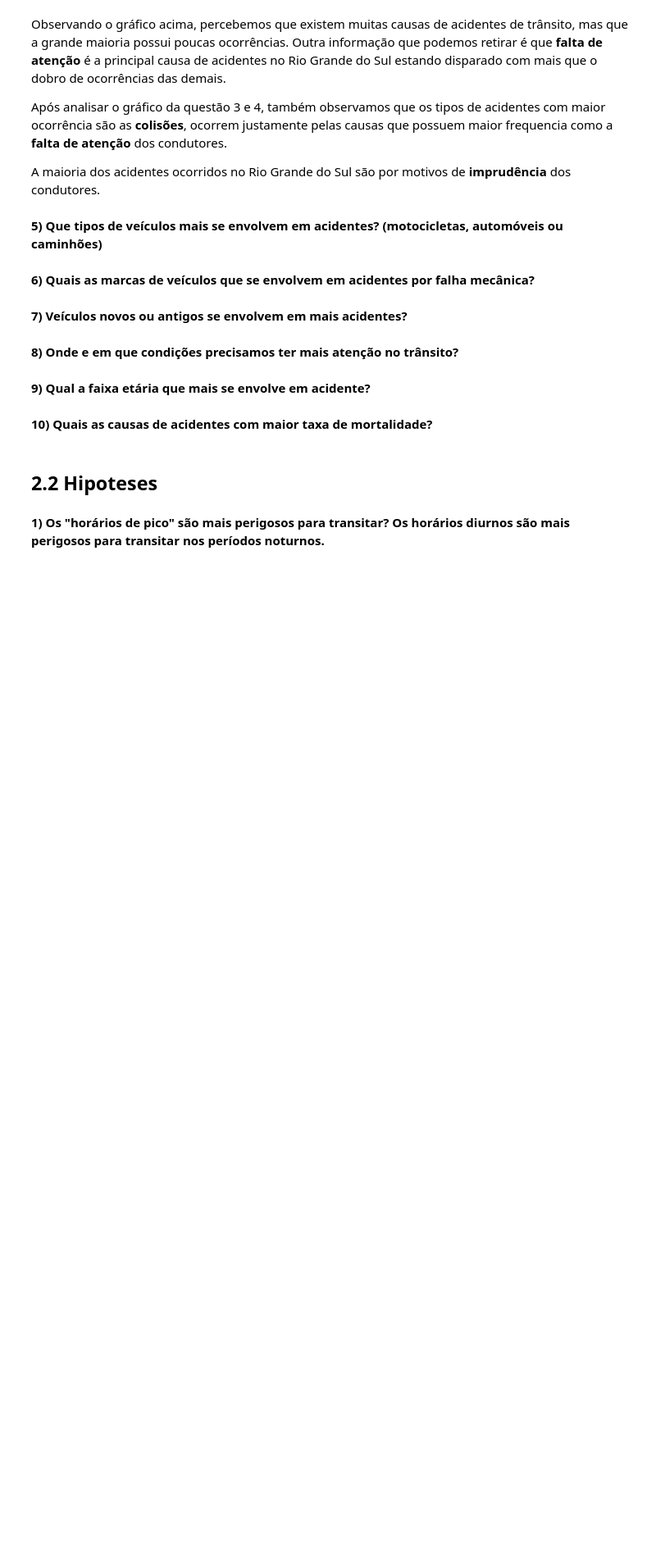
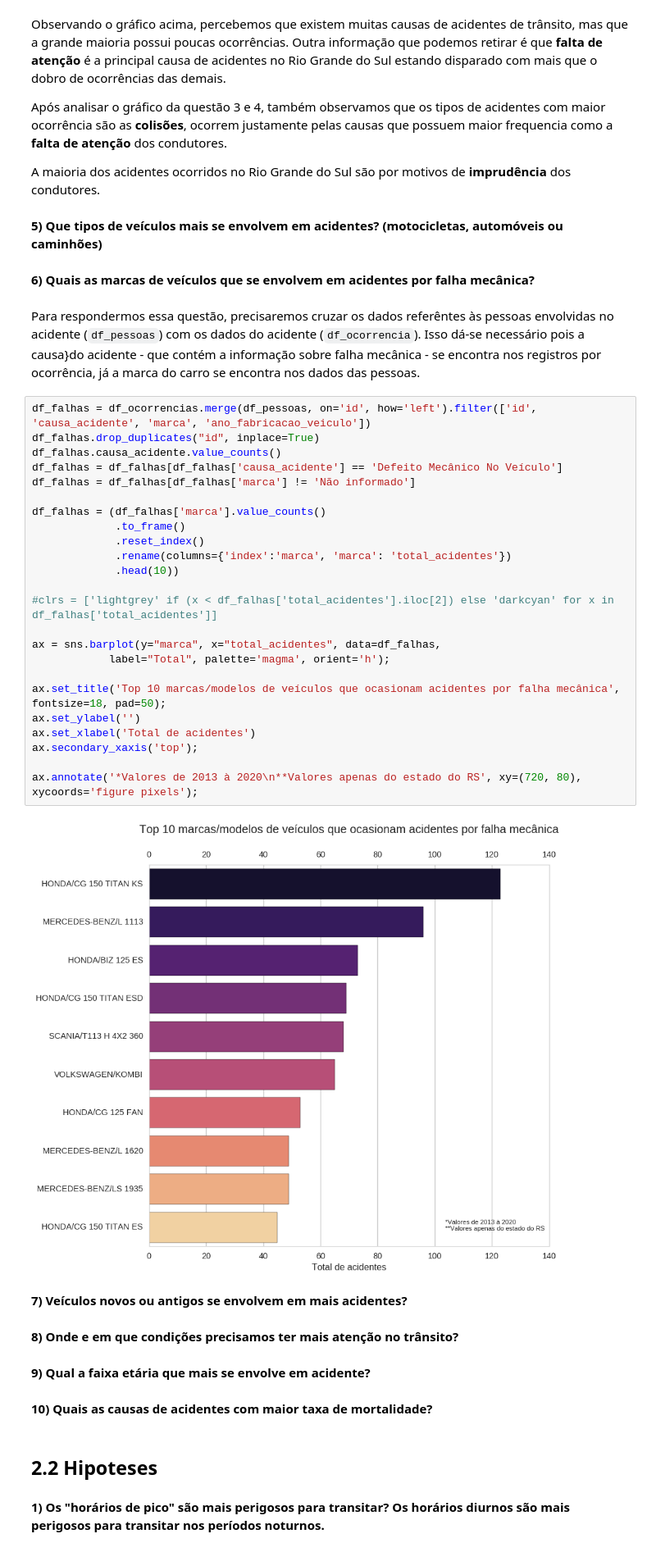
Before and after one commit to XQDLteam/brazil_highway_accidents, a Jupyter notebook: acidentes_br.ipynb, the cells around one changed output. Shown at 82% size. Saved outputs shown, nothing was run; the diff lists cells and outputs as text; blank space fills up the shorter version.

```diff
--- a/acidentes_br.ipynb
+++ b/acidentes_br.ipynb
@@ -246,6 +295,35 @@ A maioria dos acidentes ocorridos no Rio Grande do Sul são por motivos de **imp
 **5) Que tipos de veículos mais se envolvem em acidentes? (motocicletas, automóveis ou caminhões)**
 # %% [markdown]
 **6) Quais as marcas de veículos que se envolvem em acidentes por falha mecânica?**
+# %% [markdown]
+Para respondermos essa questão, precisaremos cruzar os dados referêntes às pessoas envolvidas no acidente (`df_pessoas`) com os dados do acidente (`df_ocorrencia`).
+Isso dá-se necessário pois a causa}do acidente - que contém a informação sobre falha mecânica - se encontra nos registros por ocorrência, já a marca do carro se encontra nos dados das pessoas.
+# %%
+df_falhas = df_ocorrencias.merge(df_pessoas, on='id', how='left').filter(['id', 'causa_acidente', 'marca', 'ano_fabricacao_veiculo'])
+df_falhas.drop_duplicates("id", inplace=True)
+df_falhas.causa_acidente.value_counts()
+df_falhas = df_falhas[df_falhas['causa_acidente'] == 'Defeito Mecânico No Veículo']
+df_falhas = df_falhas[df_falhas['marca'] != 'Não informado']
+
+df_falhas = (df_falhas['marca'].value_counts()
+             .to_frame()
+             .reset_index()
+             .rename(columns={'index':'marca', 'marca': 'total_acidentes'})
+             .head(10))
+
+#clrs = ['lightgrey' if (x < df_falhas['total_acidentes'].iloc[2]) else 'darkcyan' for x in df_falhas['total_acidentes']]
+
+ax = sns.barplot(y="marca", x="total_acidentes", data=df_falhas,
+            label="Total", palette='magma', orient='h');
+
+ax.set_title('Top 10 marcas/modelos de veículos que ocasionam acidentes por falha mecânica', fontsize=18, pad=50);
+ax.set_ylabel('')
+ax.set_xlabel('Total de acidentes')
+ax.secondary_xaxis('top');
+
+ax.annotate('*Valores de 2013 à 2020\n**Valores apenas do estado do RS', xy=(720, 80), xycoords='figure pixels');
+# %% [output]
+[figure, added]
 # %% [markdown]
 **7) Veículos novos ou antigos se envolvem em mais acidentes?**
 # %% [markdown]
```
Also changed, not shown: parts of 8 cells of this notebook.
